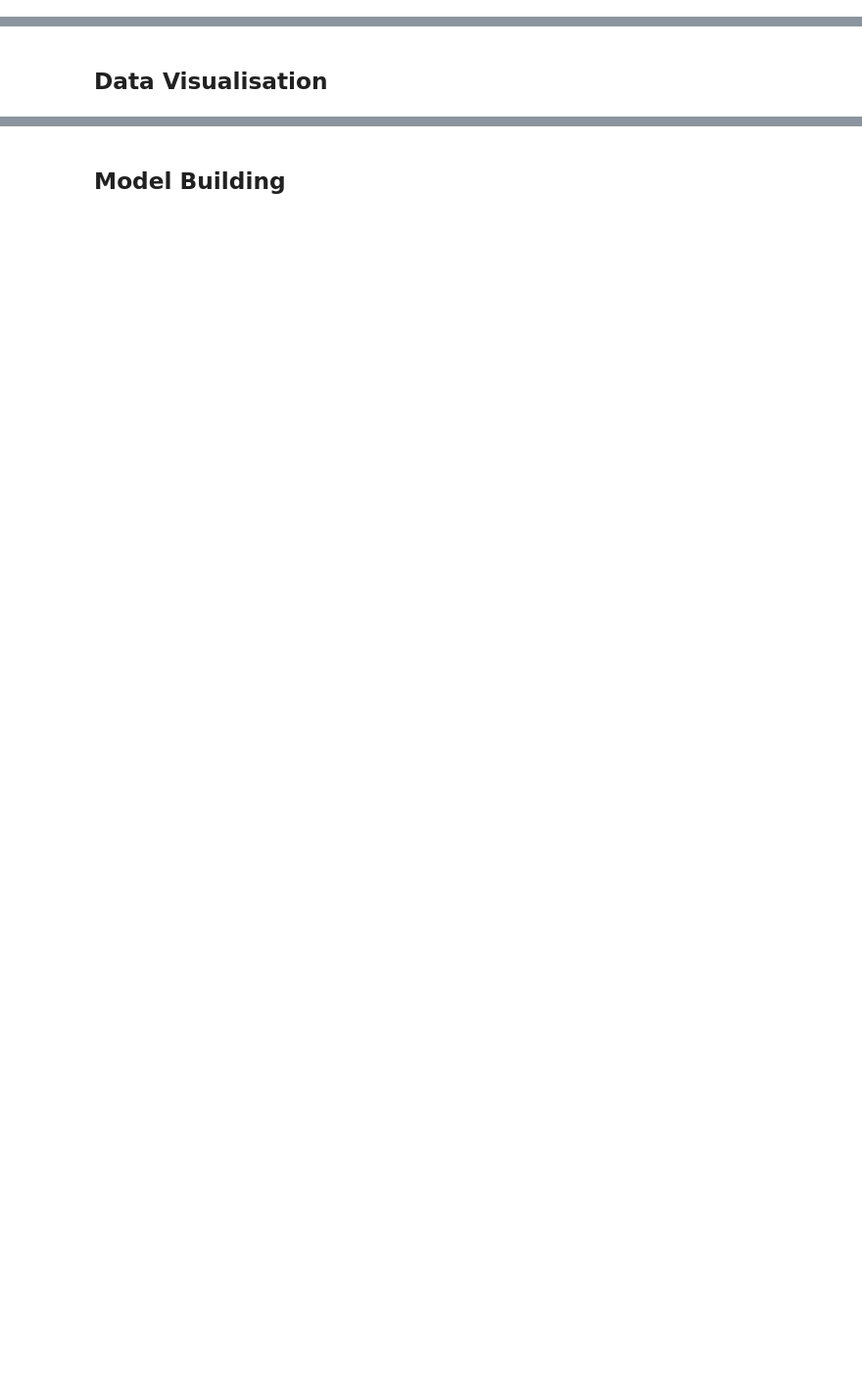
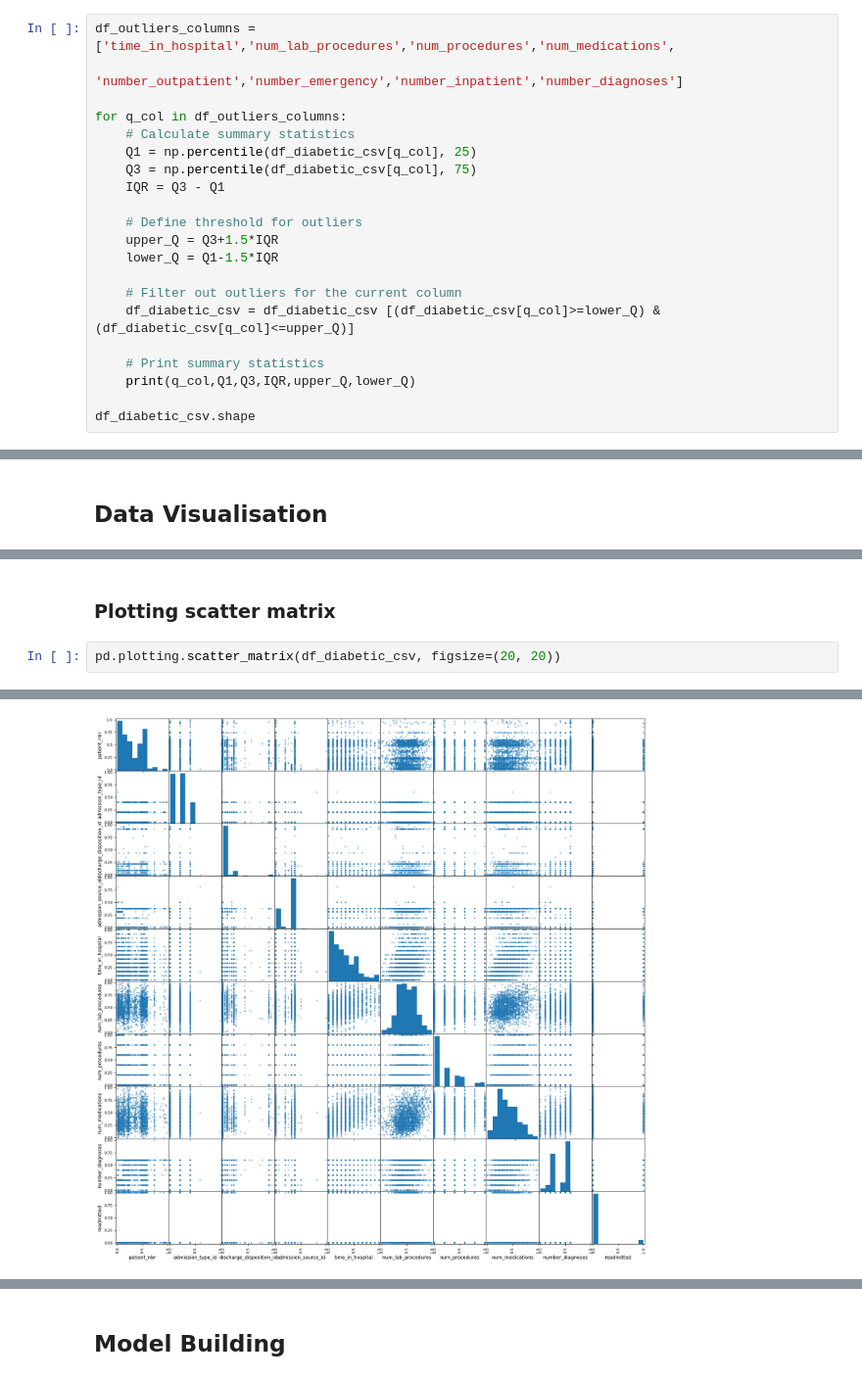
Before and after one commit to Pruthvi-Raj-S/Big-Data-and-Predictive-Analytics, a Jupyter notebook: GroupX_solutions.ipynb, the cells around one changed output, grey strips where cells are left out. Shown at 98% size. Drawn from its saved outputs; the diff is of its cells as text; blank space fills up the shorter version.

```diff
--- a/GroupX_solutions.ipynb
+++ b/GroupX_solutions.ipynb
@@ -37,0 +207,21 @@ Index(['encounter_id', 'patient_nbr', 'race', 'gender', 'age', 'weight',
+# %%
+df_outliers_columns = ['time_in_hospital','num_lab_procedures','num_procedures','num_medications',
+                       'number_outpatient','number_emergency','number_inpatient','number_diagnoses']
+
+for q_col in df_outliers_columns:
+    # Calculate summary statistics
+    Q1 = np.percentile(df_diabetic_csv[q_col], 25)
+    Q3 = np.percentile(df_diabetic_csv[q_col], 75)
+    IQR = Q3 - Q1
+
+    # Define threshold for outliers
+    upper_Q = Q3+1.5*IQR
+    lower_Q = Q1-1.5*IQR
+
+    # Filter out outliers for the current column
+    df_diabetic_csv = df_diabetic_csv [(df_diabetic_csv[q_col]>=lower_Q) & (df_diabetic_csv[q_col]<=upper_Q)]
+
+    # Print summary statistics
+    print(q_col,Q1,Q3,IQR,upper_Q,lower_Q)
+
+df_diabetic_csv.shape
@@ -39,0 +321,5 @@ Index(['encounter_id', 'patient_nbr', 'race', 'gender', 'age', 'weight',
+# %% [markdown]
+### Plotting scatter matrix
+# %%
+pd.plotting.scatter_matrix(df_diabetic_csv, figsize=(20, 20))
+# %% [output]
@@ -39,0 +343 @@ Index(['encounter_id', 'patient_nbr', 'race', 'gender', 'age', 'weight',
+[figure, added]
```
Also changed, not shown: parts of 136 cells of this notebook, 7 other files.
